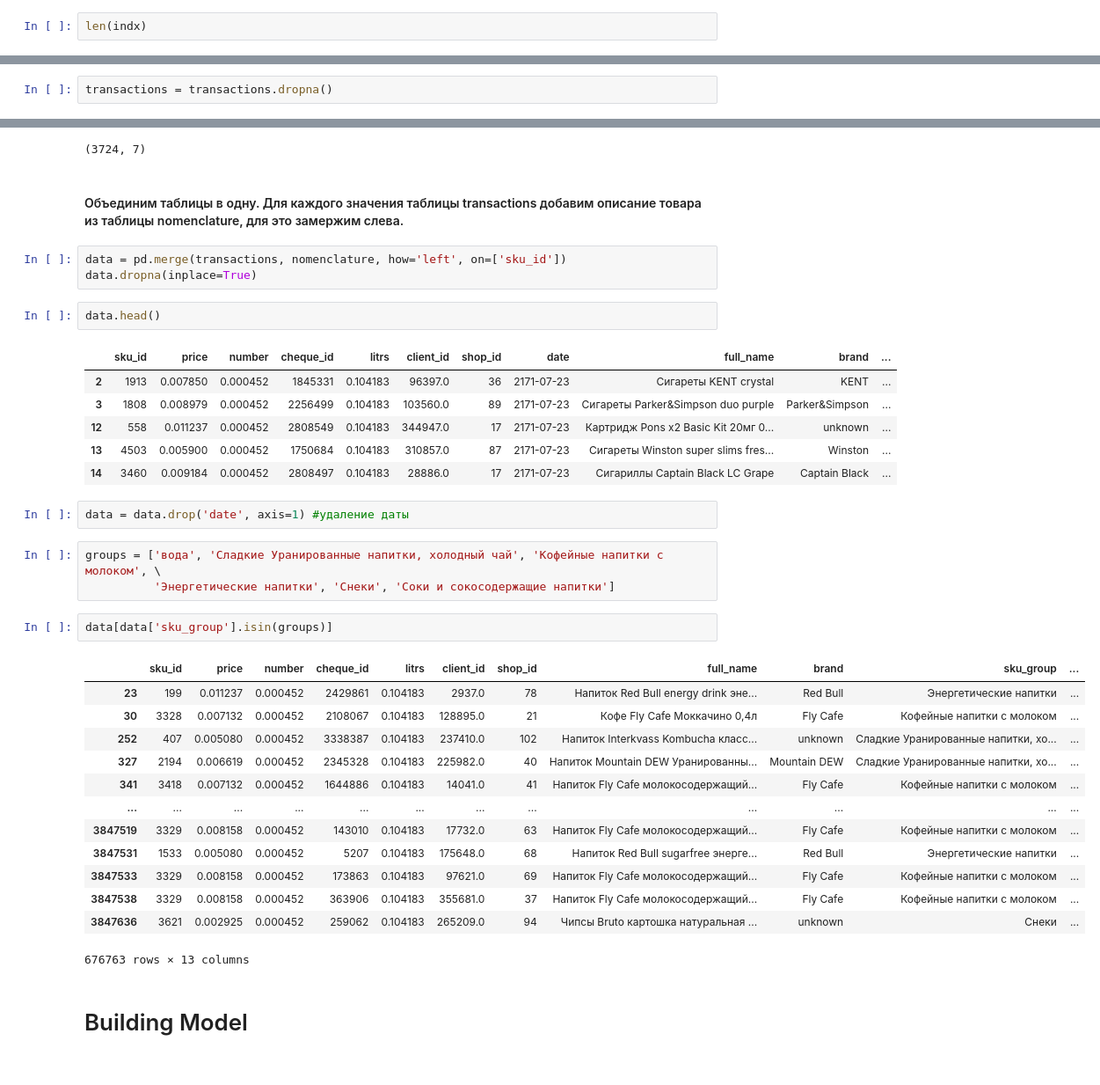
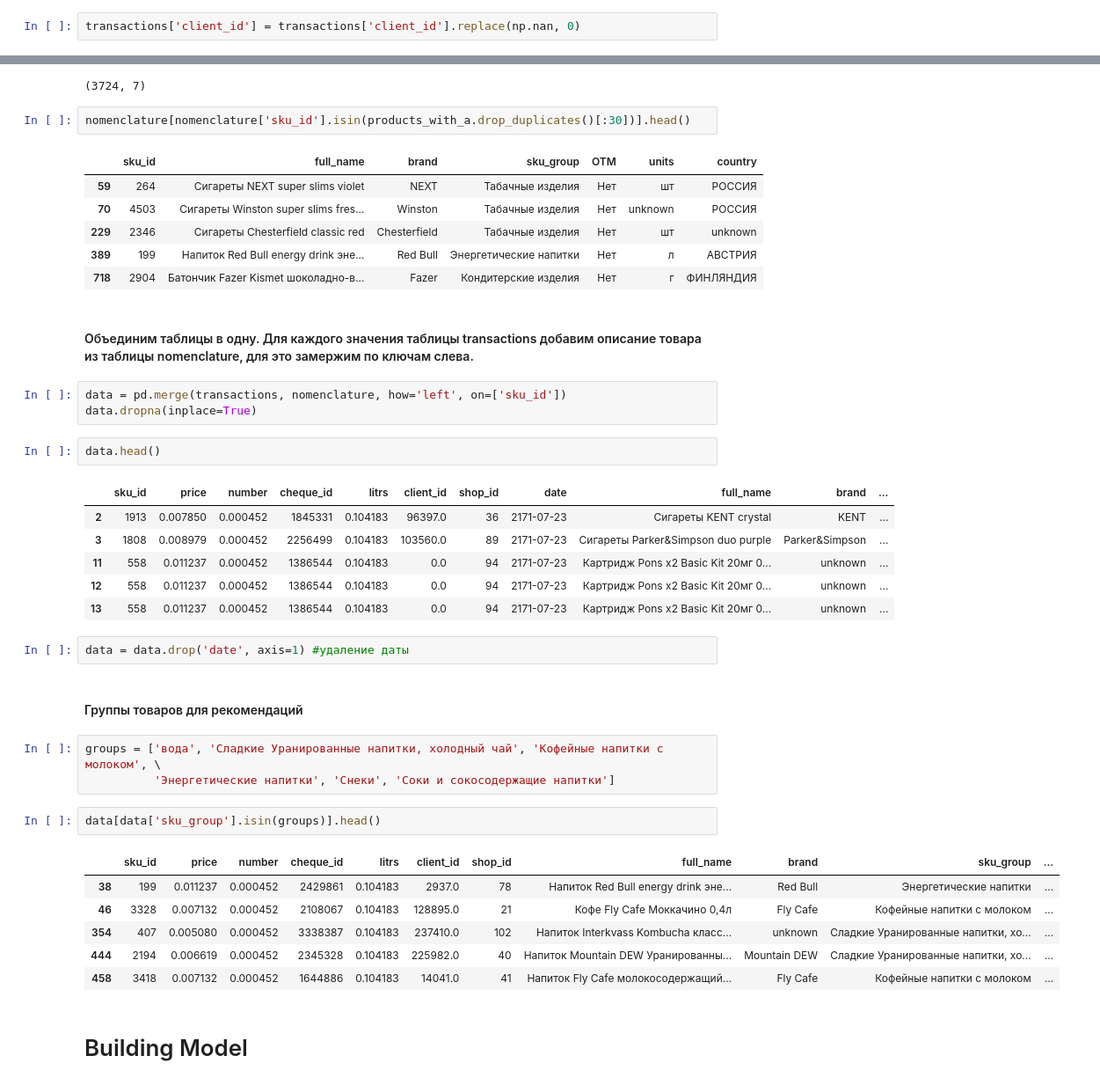
Before and after one commit to kirillzx/GPN-Cup, a Jupyter notebook: GPN_main.ipynb, the cells around one changed output, grey strips where cells are left out. Shown at 88% size. Cells and saved outputs as stored; diff of their text form.

```diff
--- a/GPN_main.ipynb
+++ b/GPN_main.ipynb
@@ -65,2 +85,2 @@ indx = np.where(transactions['client_id'].isna())[0]
 # %%
-len(indx)
+transactions['client_id'] = transactions['client_id'].replace(np.nan, 0)
@@ -69,2 +86,0 @@ len(indx)
-# %%
-transactions = transactions.dropna()
@@ -115,8 +157,17 @@ dtype: int64
 nomenclature.shape
 # %% [output]
 (3724, 7)
+# %%
+nomenclature[nomenclature['sku_id'].isin(products_with_a.drop_duplicates()[:30])].head()
+# %% [output]
+|  | sku_id | full_name | brand | sku_group | OTM | units | country |
+| 59 | 264 | Сигареты NEXT super slims violet | NEXT | Табачные изделия | Нет | шт | РОССИЯ |
+| 70 | 4503 | Сигареты Winston super slims fres... | Winston | Табачные изделия | Нет | unknown | РОССИЯ |
+| 229 | 2346 | Сигареты Chesterfield classic red | Chesterfield | Табачные изделия | Нет | шт | unknown |
+| 389 | 199 | Напиток Red Bull energy drink эне... | Red Bull | Энергетические напитки | Нет | л | АВСТРИЯ |
+| 718 | 2904 | Батончик Fazer Kismet шоколадно-в... | Fazer | Кондитерские изделия | Нет | г | ФИНЛЯНДИЯ |
 # %% [markdown]
-#### Объединим таблицы в одну. Для каждого значения таблицы transactions добавим описание товара из таблицы nomenclature, для это замержим слева.
+#### Объединим таблицы в одну. Для каждого значения таблицы transactions добавим описание товара из таблицы nomenclature, для это замержим по ключам слева.
 # %%
 data = pd.merge(transactions, nomenclature, how='left', on=['sku_id'])
 data.dropna(inplace=True)
@@ -126,30 +177,25 @@ data.head()
 |  | sku_id | price | number | cheque_id | litrs | client_id | shop_id | date | full_name | brand | ... |
 | 2 | 1913 | 0.007850 | 0.000452 | 1845331 | 0.104183 | 96397.0 | 36 | 2171-07-23 | Сигареты KENT crystal | KENT | ... |
 | 3 | 1808 | 0.008979 | 0.000452 | 2256499 | 0.104183 | 103560.0 | 89 | 2171-07-23 | Сигареты Parker&Simpson duo purple | Parker&Simpson | ... |
-| 12 | 558 | 0.011237 | 0.000452 | 2808549 | 0.104183 | 344947.0 | 17 | 2171-07-23 | Картридж Pons x2 Basic Kit 20мг 0... | unknown | ... |
-| 13 | 4503 | 0.005900 | 0.000452 | 1750684 | 0.104183 | 310857.0 | 87 | 2171-07-23 | Сигареты Winston super slims fres... | Winston | ... |
-| 14 | 3460 | 0.009184 | 0.000452 | 2808497 | 0.104183 | 28886.0 | 17 | 2171-07-23 | Сигариллы Captain Black LC Grape | Captain Black | ... |
+| 11 | 558 | 0.011237 | 0.000452 | 1386544 | 0.104183 | 0.0 | 94 | 2171-07-23 | Картридж Pons x2 Basic Kit 20мг 0... | unknown | ... |
+| 12 | 558 | 0.011237 | 0.000452 | 1386544 | 0.104183 | 0.0 | 94 | 2171-07-23 | Картридж Pons x2 Basic Kit 20мг 0... | unknown | ... |
+| 13 | 558 | 0.011237 | 0.000452 | 1386544 | 0.104183 | 0.0 | 94 | 2171-07-23 | Картридж Pons x2 Basic Kit 20мг 0... | unknown | ... |
 # %%
 data = data.drop('date', axis=1) #удаление даты
+# %% [markdown]
+#### Группы товаров для рекомендаций
 # %%
 groups = ['вода', 'Сладкие Уранированные напитки, холодный чай', 'Кофейные напитки с молоком', \
           'Энергетические напитки', 'Снеки', 'Соки и сокосодержащие напитки']
 # %%
-data[data['sku_group'].isin(groups)]
+data[data['sku_group'].isin(groups)].head()
 # %% [output]
 |  | sku_id | price | number | cheque_id | litrs | client_id | shop_id | full_name | brand | sku_group | ... |
-| 23 | 199 | 0.011237 | 0.000452 | 2429861 | 0.104183 | 2937.0 | 78 | Напиток Red Bull energy drink эне... | Red Bull | Энергетические напитки | ... |
-| 30 | 3328 | 0.007132 | 0.000452 | 2108067 | 0.104183 | 128895.0 | 21 | Кофе Fly Cafe Моккачино 0,4л | Fly Cafe | Кофейные напитки с молоком | ... |
-| 252 | 407 | 0.005080 | 0.000452 | 3338387 | 0.104183 | 237410.0 | 102 | Напиток Interkvass Kombucha класс... | unknown | Сладкие Уранированные напитки, хо... | ... |
-| 327 | 2194 | 0.006619 | 0.000452 | 2345328 | 0.104183 | 225982.0 | 40 | Напиток Mountain DEW Уранированны... | Mountain DEW | Сладкие Уранированные напитки, хо... | ... |
-| 341 | 3418 | 0.007132 | 0.000452 | 1644886 | 0.104183 | 14041.0 | 41 | Напиток Fly Cafe молокосодержащий... | Fly Cafe | Кофейные напитки с молоком | ... |
-| ... | ... | ... | ... | ... | ... | ... | ... | ... | ... | ... | ... |
-| 3847519 | 3329 | 0.008158 | 0.000452 | 143010 | 0.104183 | 17732.0 | 63 | Напиток Fly Cafe молокосодержащий... | Fly Cafe | Кофейные напитки с молоком | ... |
-| 3847531 | 1533 | 0.005080 | 0.000452 | 5207 | 0.104183 | 175648.0 | 68 | Напиток Red Bull sugarfree энерге... | Red Bull | Энергетические напитки | ... |
-| 3847533 | 3329 | 0.008158 | 0.000452 | 173863 | 0.104183 | 97621.0 | 69 | Напиток Fly Cafe молокосодержащий... | Fly Cafe | Кофейные напитки с молоком | ... |
-| 3847538 | 3329 | 0.008158 | 0.000452 | 363906 | 0.104183 | 355681.0 | 37 | Напиток Fly Cafe молокосодержащий... | Fly Cafe | Кофейные напитки с молоком | ... |
-| 3847636 | 3621 | 0.002925 | 0.000452 | 259062 | 0.104183 | 265209.0 | 94 | Чипсы Bruto картошка натуральная ... | unknown | Снеки | ... |
+| 38 | 199 | 0.011237 | 0.000452 | 2429861 | 0.104183 | 2937.0 | 78 | Напиток Red Bull energy drink эне... | Red Bull | Энергетические напитки | ... |
+| 46 | 3328 | 0.007132 | 0.000452 | 2108067 | 0.104183 | 128895.0 | 21 | Кофе Fly Cafe Моккачино 0,4л | Fly Cafe | Кофейные напитки с молоком | ... |
+| 354 | 407 | 0.005080 | 0.000452 | 3338387 | 0.104183 | 237410.0 | 102 | Напиток Interkvass Kombucha класс... | unknown | Сладкие Уранированные напитки, хо... | ... |
+| 444 | 2194 | 0.006619 | 0.000452 | 2345328 | 0.104183 | 225982.0 | 40 | Напиток Mountain DEW Уранированны... | Mountain DEW | Сладкие Уранированные напитки, хо... | ... |
+| 458 | 3418 | 0.007132 | 0.000452 | 1644886 | 0.104183 | 14041.0 | 41 | Напиток Fly Cafe молокосодержащий... | Fly Cafe | Кофейные напитки с молоком | ... |
-676763 rows × 13 columns
 # %% [markdown]
 # Building Model
 # %% [markdown]
```
Also changed, not shown: parts of 40 cells of this notebook.
